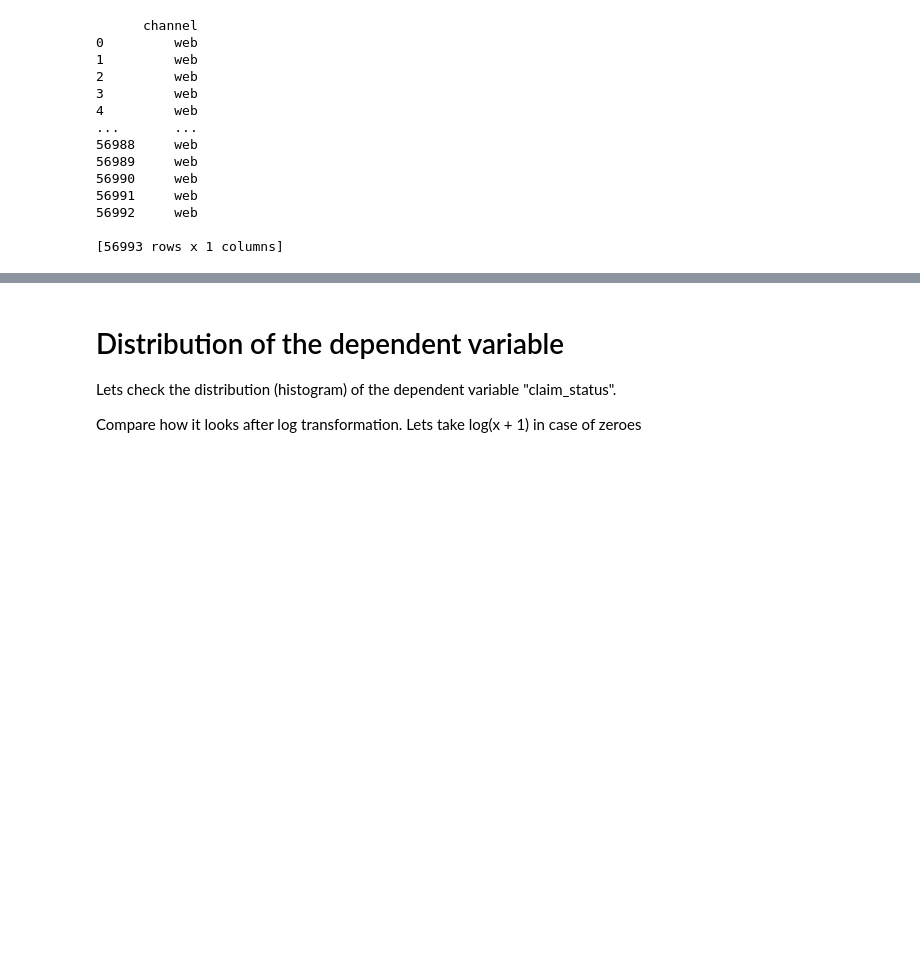
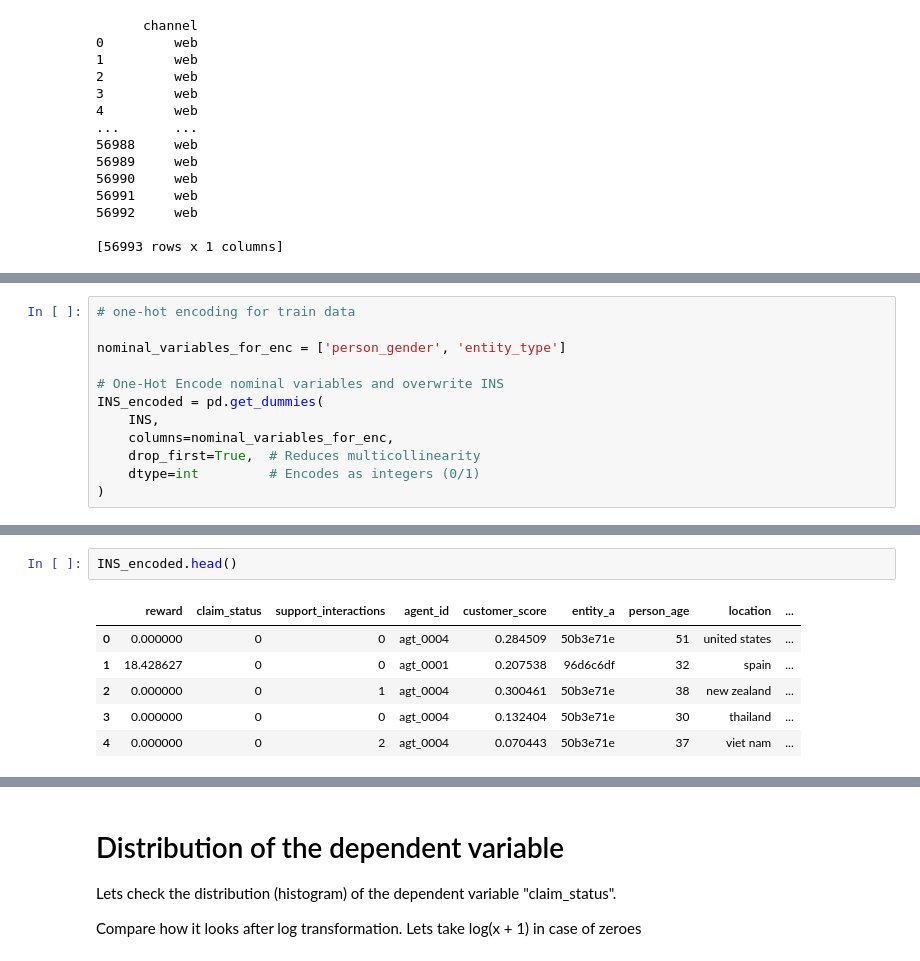
Before and after one commit to AliaksandraLabko/ML, a Jupyter notebook: ML02_data_preparation.ipynb, the cells around one changed output, grey strips where cells are left out. Saved outputs shown, nothing was run; the diff lists cells and outputs as text; blank space fills up the shorter version.

```diff
--- a/ML02_data_preparation.ipynb
+++ b/ML02_data_preparation.ipynb
@@ -403,0 +486,12 @@ ordinal_vars = agent_id ?????????????
+# %%
+# one-hot encoding for train data
+
+nominal_variables_for_enc = ['person_gender', 'entity_type']
+
+# One-Hot Encode nominal variables and overwrite INS
+INS_encoded = pd.get_dummies(
+    INS,
+    columns=nominal_variables_for_enc,
+    drop_first=True,  # Reduces multicollinearity
+    dtype=int         # Encodes as integers (0/1)
+)
@@ -403,0 +508,9 @@ ordinal_vars = agent_id ?????????????
+# %%
+INS_encoded.head()
+# %% [output]
+|  | reward | claim_status | support_interactions | agent_id | customer_score | entity_a | person_age | location | ... |
+| 0 | 0.000000 | 0 | 0 | agt_0004 | 0.284509 | 50b3e71e | 51 | united states | ... |
+| 1 | 18.428627 | 0 | 0 | agt_0001 | 0.207538 | 96d6c6df | 32 | spain | ... |
+| 2 | 0.000000 | 0 | 1 | agt_0004 | 0.300461 | 50b3e71e | 38 | new zealand | ... |
+| 3 | 0.000000 | 0 | 0 | agt_0004 | 0.132404 | 50b3e71e | 30 | thailand | ... |
+| 4 | 0.000000 | 0 | 2 | agt_0004 | 0.070443 | 50b3e71e | 37 | viet nam | ... |
```
Also changed, not shown: parts of 37 cells of this notebook.
